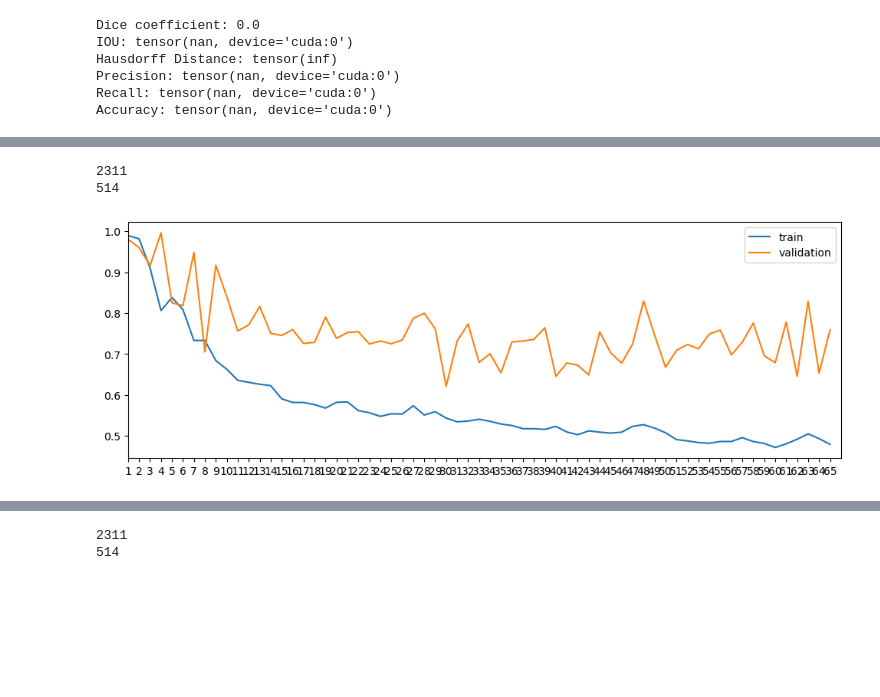
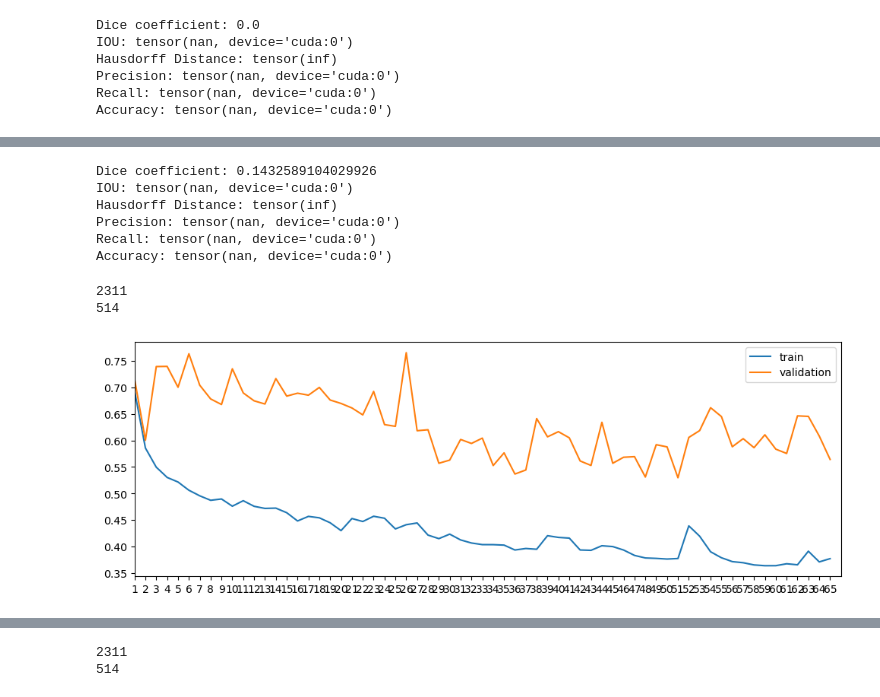
Before and after one commit to AinaT9/White-Matter-Hyperintensity-Segmentation, a Jupyter notebook: EntrenamientoUnet.ipynb, the cells around one changed output, grey strips where cells are left out. Cells and saved outputs as stored; diff of their text form; code cells hidden in the pictures; blank space fills up the shorter version.

```diff
--- a/EntrenamientoUnet.ipynb
+++ b/EntrenamientoUnet.ipynb
@@ -1049,3 +1128,13 @@ Accuracy: tensor(nan, device='cuda:0')
+# %%
+model=assignPretrainedModel(device,"./Modelos3DUNET/GN_RESIZE/GN256T10002.pt")
+calculate_metrics(model,test_dl, device)
+# %% [output]
+Dice coefficient: 0.1432589104029926
+IOU: tensor(nan, device='cuda:0')
+Hausdorff Distance: tensor(inf)
+Precision: tensor(nan, device='cuda:0')
+Recall: tensor(nan, device='cuda:0')
+Accuracy: tensor(nan, device='cuda:0')
 # %%
 transform, transform_label=transform_normalization(256,True,3)
 train_data,val_data,train_dl,val_dl = dataLoaders("pathsFLAIR",train,val,transform, transform_label,False,15,True)
@@ -1056,12 +1145,12 @@ test_dl = DataLoader(test_data, batch_size=15, shuffle=False)
 514
 # %%
 epochs = 65
-optim = Adam(model.parameters(), lr=1e-3)
+optim = Adam(model.parameters(), lr=0.0002)
 criterion = DiceLoss()
 min_loss=1000
 traintestpipeline(epochs, optim, criterion, min_loss,"./Modelos3DUNET/GN_RESIZE/GNMask256FLAIR.pt")
 # %% [output]
-[figure, old version]
+[figure, new version]
 # %%
 model=assignPretrainedModel(device,"./Modelos3DUNET/GN_RESIZE/GNMask256FLAIR.pt")
 calculate_metrics(model,test_dl, device)
```
Also changed, not shown: parts of 34 cells of this notebook.
